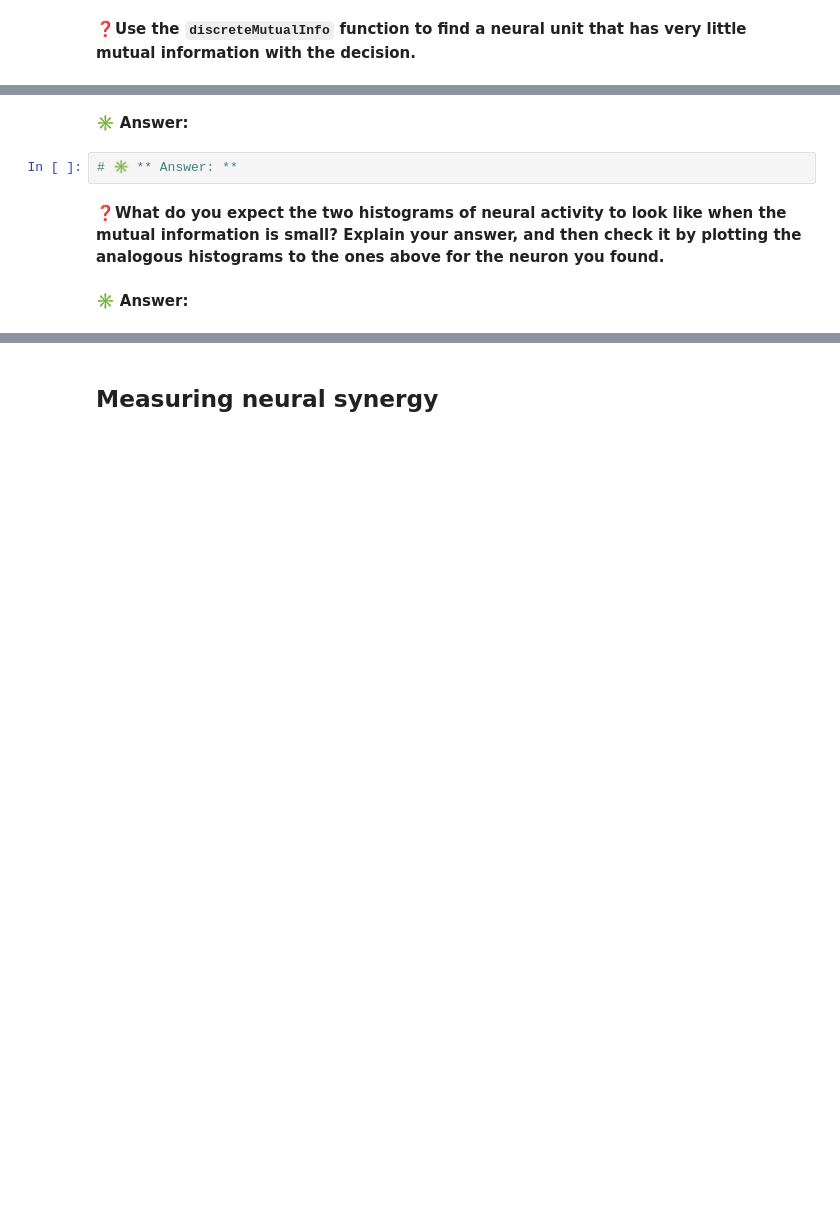
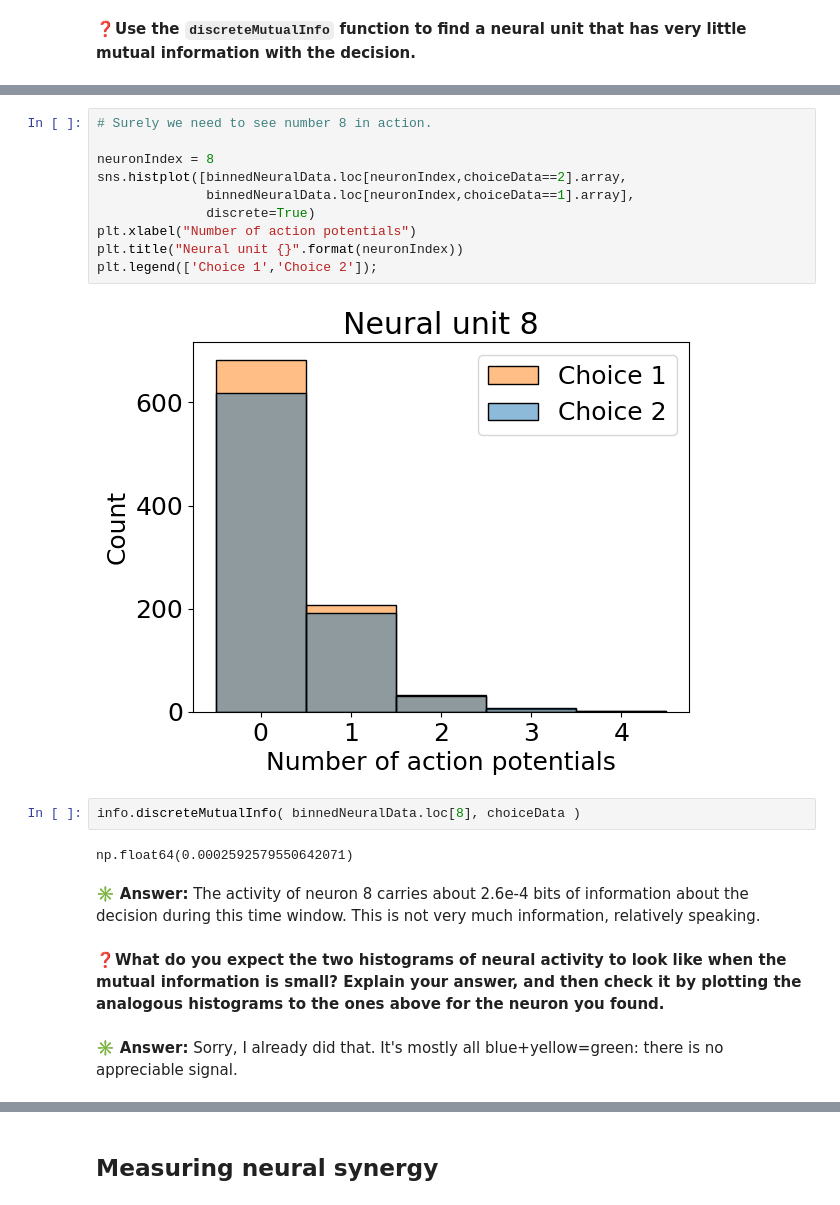
Before and after one commit to peterdresslar/CAS-503-Collectives, a Jupyter notebook: zaphod/6-InformationDecomposition.ipynb, the cells around one changed output, grey strips where cells are left out. Drawn from its saved outputs; the diff is of its cells as text; blank space fills up the shorter version.

```diff
--- a/zaphod/6-InformationDecomposition.ipynb
+++ b/zaphod/6-InformationDecomposition.ipynb
@@ -126,9 +163,23 @@ So the activity of neuron 78 carries about 0.85 bits of information about the de
+# %%
+# Surely we need to see number 8 in action.
+
+neuronIndex = 8
+sns.histplot([binnedNeuralData.loc[neuronIndex,choiceData==2].array,
+              binnedNeuralData.loc[neuronIndex,choiceData==1].array],
+              discrete=True)
+plt.xlabel("Number of action potentials")
+plt.title("Neural unit {}".format(neuronIndex))
+plt.legend(['Choice 1','Choice 2']);
+# %% [output]
+[figure, added]
+# %%
+info.discreteMutualInfo( binnedNeuralData.loc[8], choiceData )
+# %% [output]
+np.float64(0.0002592579550642071)
 # %% [markdown]
-✳️ **Answer:**
+✳️ **Answer:** The activity of neuron 8 carries about 2.6e-4 bits of information about the decision during this time window. This is not very much information, relatively speaking.
-# %%
-# ✳️ ** Answer: **
 # %% [markdown]
 ❓**What do you expect the two histograms of neural activity to look like when the mutual information is small?  Explain your answer, and then check it by plotting the analogous histograms to the ones above for the neuron you found.**
 # %% [markdown]
-✳️ **Answer:**
+✳️ **Answer:** Sorry, I already did that. It's mostly all blue+yellow=green: there is no appreciable signal.
 # %%
```
Also changed, not shown: parts of 6 cells of this notebook, 1 other file.
